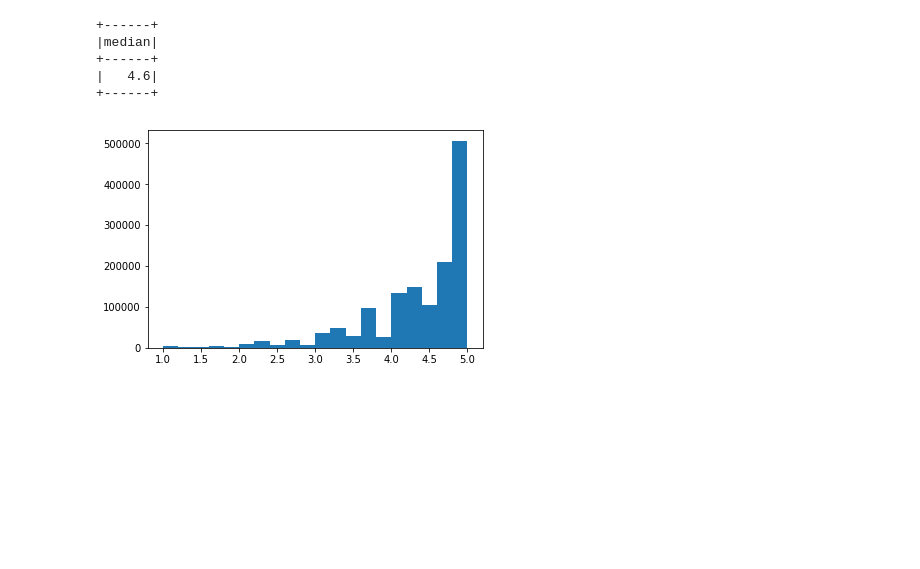
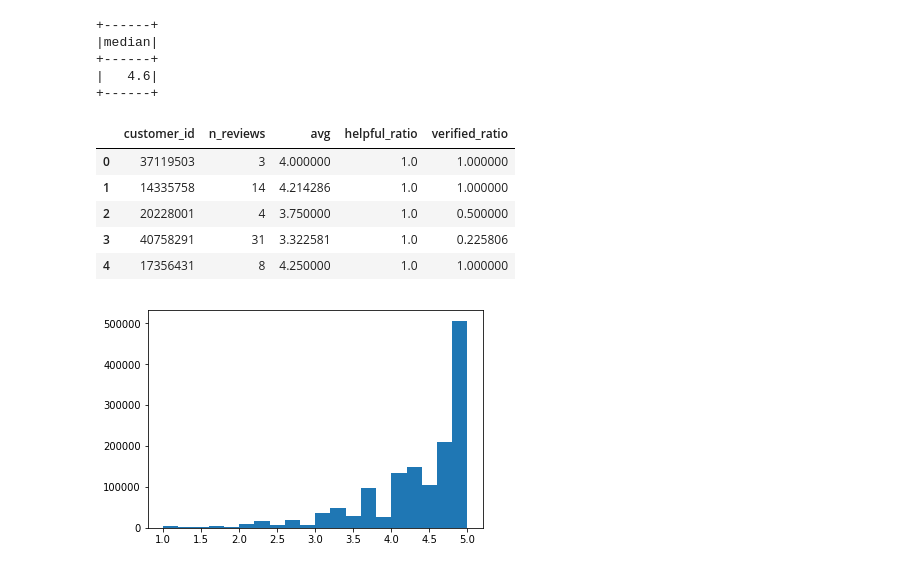
Before and after one commit to Billotais/cs_401_project, a Jupyter notebook: notebook.ipynb, the cells around one changed output. Saved outputs shown, nothing was run; the diff lists cells and outputs as text; code cells hidden in the pictures; blank space fills up the shorter version.

```diff
--- a/notebook.ipynb
+++ b/notebook.ipynb
@@ -849,6 +849,15 @@ median.show()
 +------+
 # %%
 by_user_pd = by_user.toPandas()
+# %%
+by_user_pd.head(5)
+# %% [output]
+|  | customer_id | n_reviews | avg | helpful_ratio | verified_ratio |
+| 0 | 37119503 | 3 | 4.000000 | 1.0 | 1.000000 |
+| 1 | 14335758 | 14 | 4.214286 | 1.0 | 1.000000 |
+| 2 | 20228001 | 4 | 3.750000 | 1.0 | 0.500000 |
+| 3 | 40758291 | 31 | 3.322581 | 1.0 | 0.225806 |
+| 4 | 17356431 | 8 | 4.250000 | 1.0 | 1.000000 |
 # %%
 plt.hist(by_user_pd['avg'], bins=20)
 plt.show()
```
Also changed, not shown: parts of 6 cells of this notebook.
